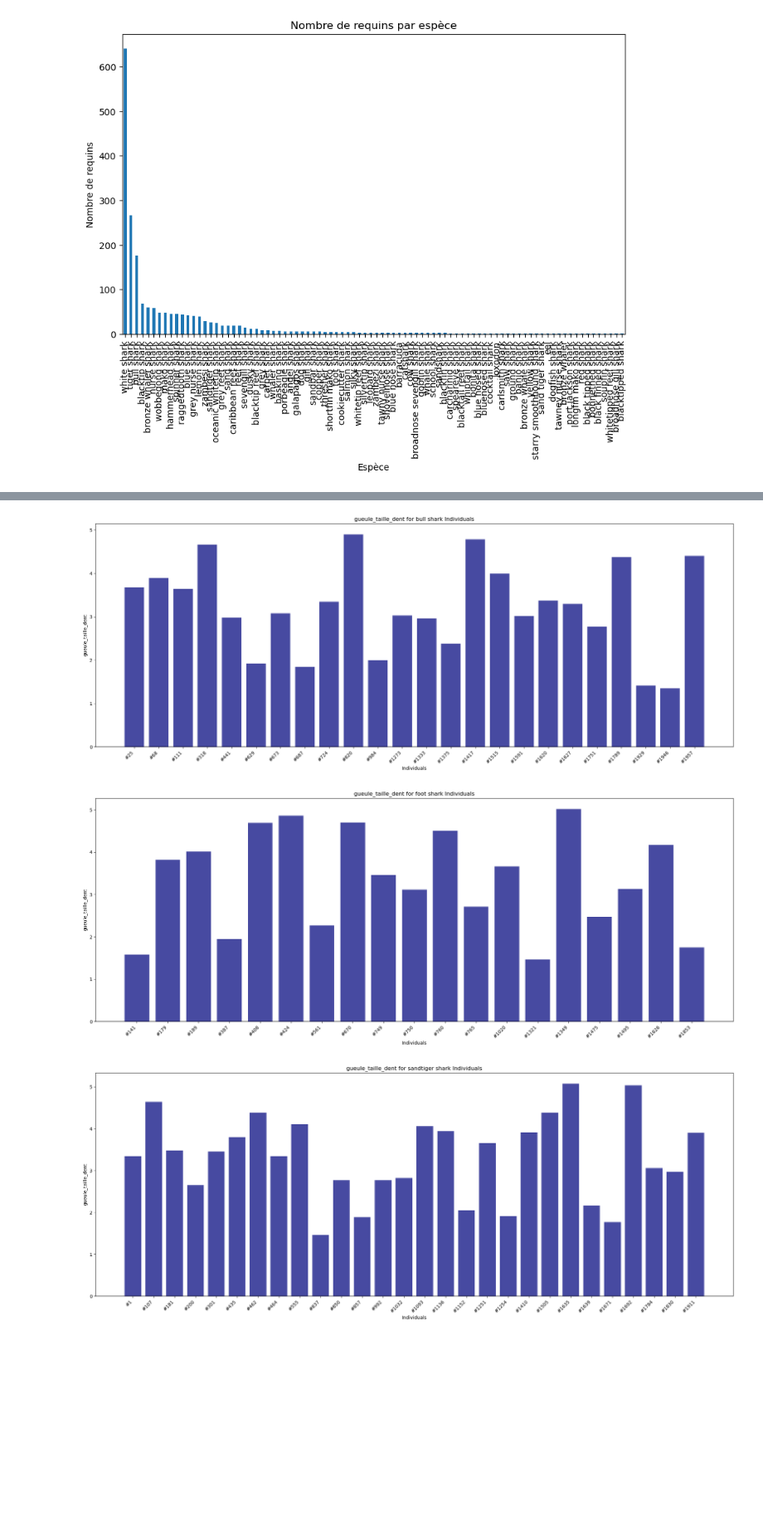
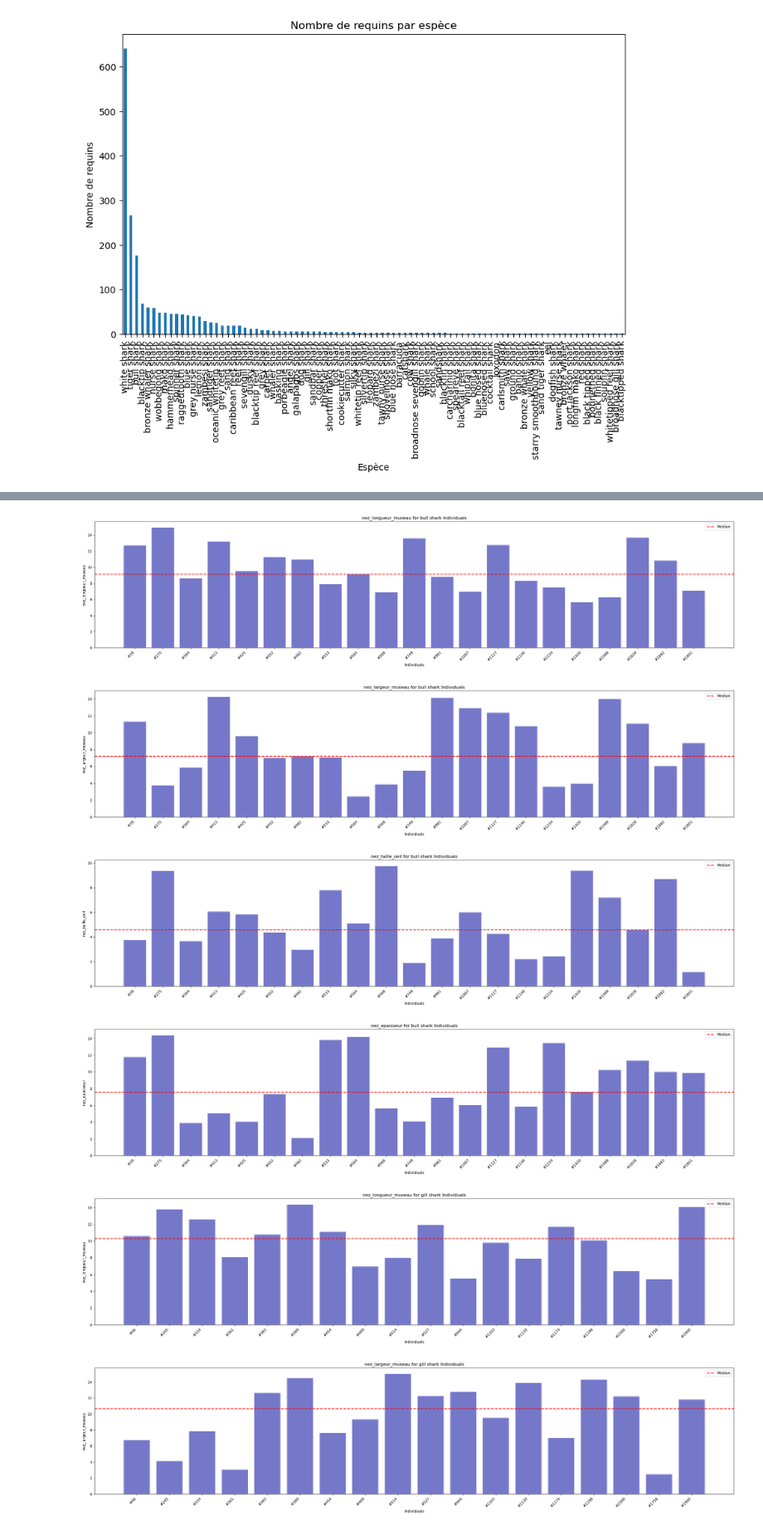
Before and after one commit to vsantele/pimpMyRequin, a Jupyter notebook: data/dataCleaning/notebook.ipynb, the cells around one changed output, grey strips where cells are left out. Shown at 83% size. Drawn from its saved outputs; the diff is of its cells as text; code cells hidden in the pictures; blank space fills up the shorter version.

```diff
--- a/data/dataCleaning/notebook.ipynb
+++ b/data/dataCleaning/notebook.ipynb
@@ -442,11 +495,23 @@ def bar_chart_shark(species, characteristic):
 Données exportées au format CSV.
 Données exportées au format Excel (XLSX).
 Données exportées au format JSON.
-# %%
-bar_chart_shark('bull shark', 'gueule_taille_dent')
-bar_chart_shark('foot shark', 'gueule_taille_dent')
-bar_chart_shark('sandtiger shark', 'gueule_taille_dent')
-# %% [output]
-[figure, removed]
-[figure, removed]
-[figure, removed]
+# %%
+bar_chart_shark('bull shark', 'nez_longueur_museau')
+bar_chart_shark('bull shark', 'nez_largeur_museau')
+bar_chart_shark('bull shark', 'nez_taille_oeil')
+bar_chart_shark('bull shark', 'nez_epaisseur')
+
+bar_chart_shark('gill shark', 'nez_longueur_museau')
+bar_chart_shark('gill shark', 'nez_largeur_museau')
+bar_chart_shark('gill shark', 'nez_taille_oeil')
+bar_chart_shark('gill shark', 'nez_epaisseur')
+
+spider_chart_shark('bull shark', 'nez')
+spider_chart_shark('gill shark', 'nez')
+# %% [output]
+[figure, added]
+[figure, added]
+[figure, added]
+[figure, added]
+[figure, added]
+[figure, added]
```
Also changed, not shown: parts of 3 cells of this notebook.
